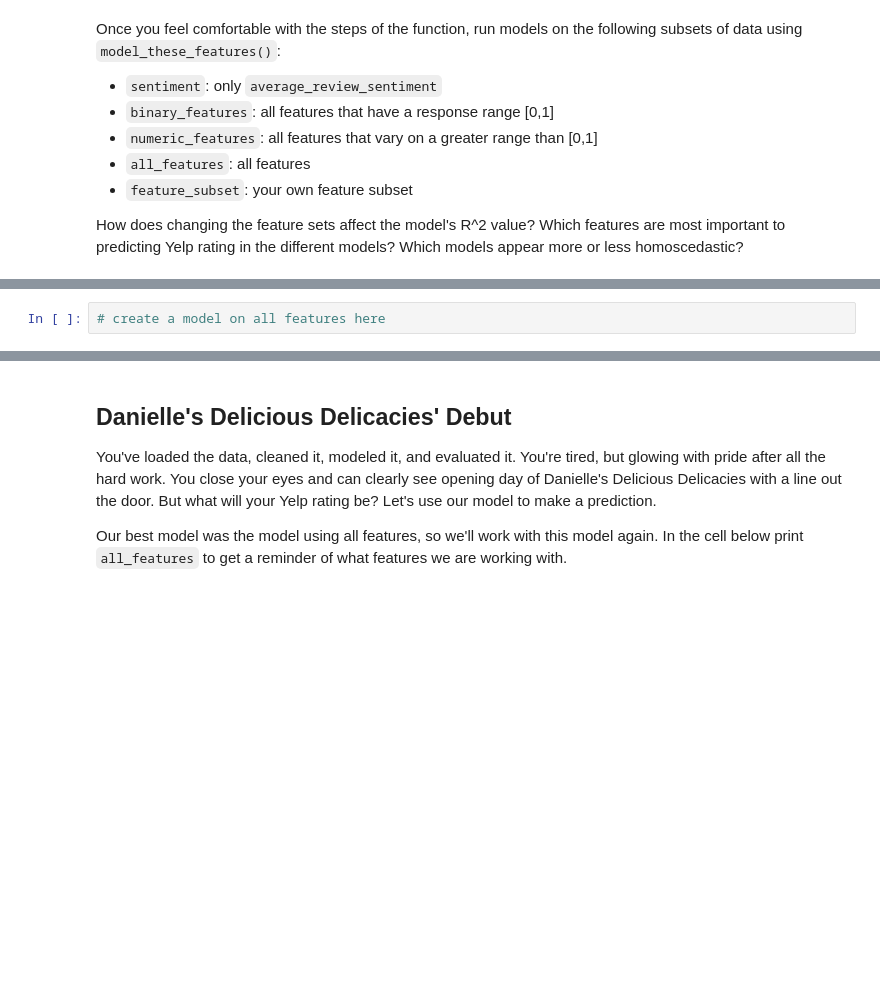
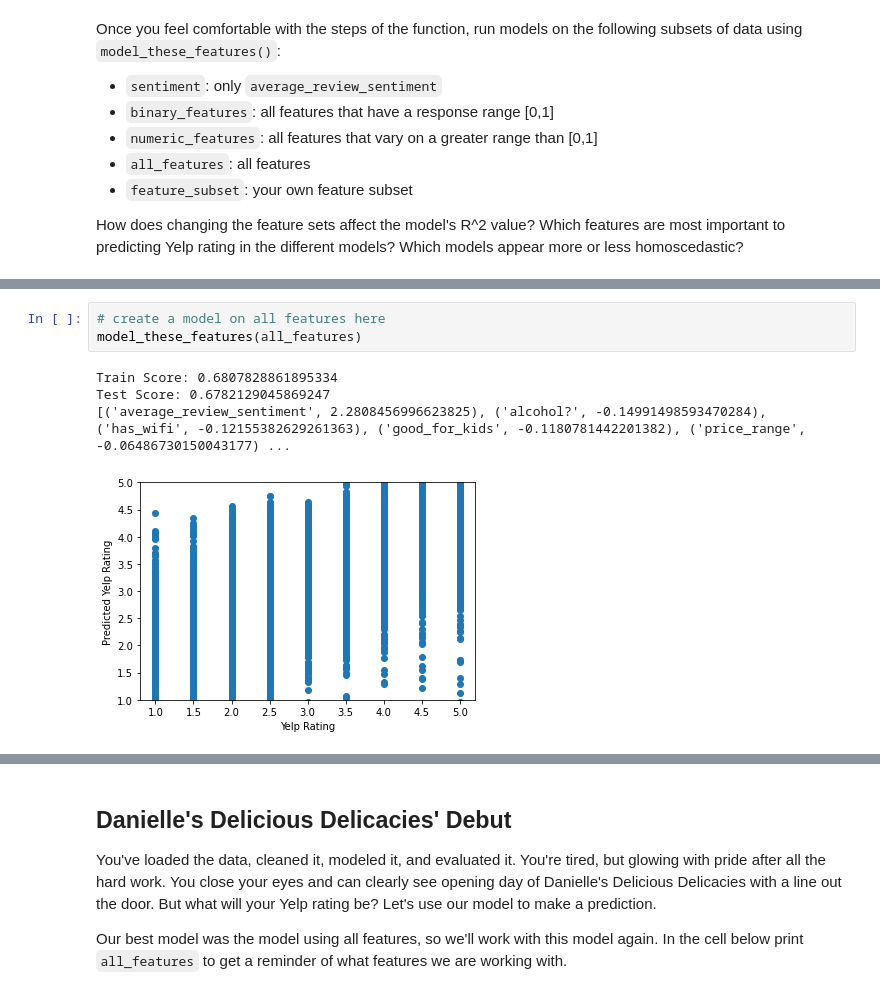
Before and after one commit to LenSin3/yelp_regression_project, a Jupyter notebook: yelp_regression.ipynb, the cells around one changed output, grey strips where cells are left out. Drawn from its saved outputs; the diff is of its cells as text; blank space fills up the shorter version.

```diff
--- a/yelp_regression.ipynb
+++ b/yelp_regression.ipynb
@@ -478,4 +496,10 @@ How does changing the feature sets affect the model's R^2 value? Which features
 # %%
 # create a model on all features here
+model_these_features(all_features)
+# %% [output]
+Train Score: 0.6807828861895334
+Test Score: 0.6782129045869247
+[('average_review_sentiment', 2.2808456996623825), ('alcohol?', -0.14991498593470284), ('has_wifi', -0.12155382629261363), ('good_for_kids', -0.1180781442201382), ('price_range', -0.06486730150043177) ...
+[figure, added]
 # %%
 # create a model on your feature subset here
```
Also changed, not shown: parts of 12 cells of this notebook.
